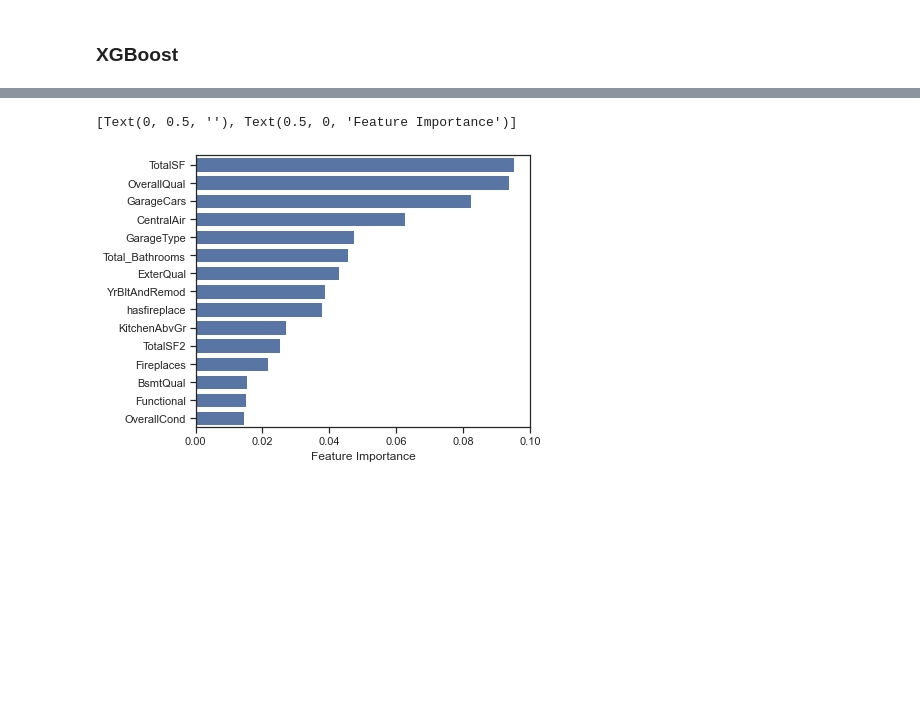
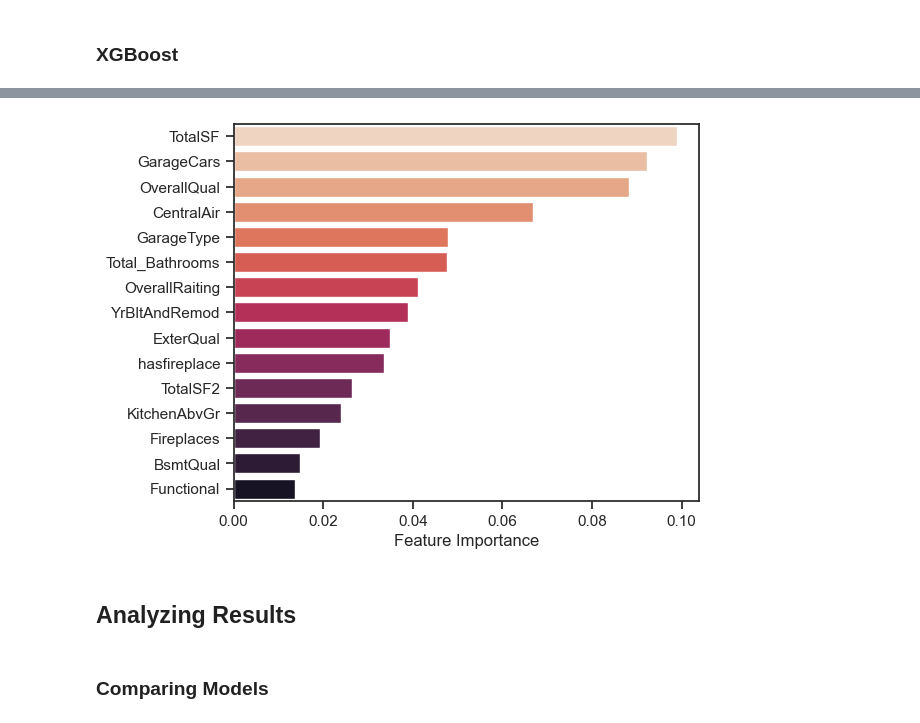
Before and after one commit to DanEllen/House-Prices-Advanced-Regression-Techniques, a Jupyter notebook: Machine_Learning_Code.ipynb, the cells around one changed output, grey strips where cells are left out. Saved outputs shown, nothing was run; the diff lists cells and outputs as text; code cells hidden in the pictures; blank space fills up the shorter version.

```diff
--- a/Machine_Learning_Code.ipynb
+++ b/Machine_Learning_Code.ipynb
@@ -221,6 +221,9 @@ full['has2ndfloor'] = full['2ndFlrSF'].apply(lambda x: 1 if x > 0 else 0)
 full['hasgarage'] = full['GarageArea'].apply(lambda x: 1 if x > 0 else 0)
 full['hasbsmt'] = full['TotalBsmtSF'].apply(lambda x: 1 if x > 0 else 0)
 full['hasfireplace'] = full['Fireplaces'].apply(lambda x: 1 if x > 0 else 0)
+
+#Product of related quality scores
+full['OverallRaiting'] = full['OverallQual']*full['OverallCond']
 # %%
 full.shape
 # %% [output]
@@ -764,13 +780,17 @@ xgb.fit(X_le_train, y_le_train)
 # %%
 feature_importance = pd.concat([pd.DataFrame(X_le_train.columns),
                           pd.DataFrame(xgb.feature_importances_)], axis = 1)
 feature_importance.columns = ('features', 'coefs')
 feature_importance = feature_importance.sort_values(by='coefs',ascending=False)
 f, ax = plt.subplots(figsize=(6, 5))
-sns.barplot(x="coefs", y="features", data=feature_importance[0:15], color="b")
+sns.barplot(x="coefs", y="features", data=feature_importance[0:15], palette="rocket_r")
 ax.set(ylabel="",
        xlabel="Feature Importance")
+f.savefig('./images/feature_imp_XGB.png', dpi=500)
 # %% [output]
-[Text(0, 0.5, ''), Text(0.5, 0, 'Feature Importance')]
-[figure, old version]
+[figure, new version]
+# %% [markdown]
+## Analyzing Results
+# %% [markdown]
+### Comparing Models
 # %%
```
Also changed, not shown: parts of 31 cells of this notebook, 12 other files.
